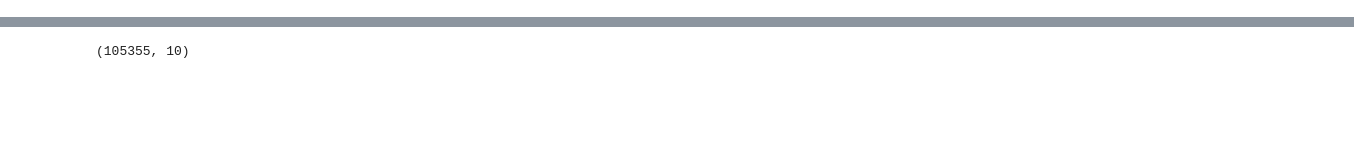
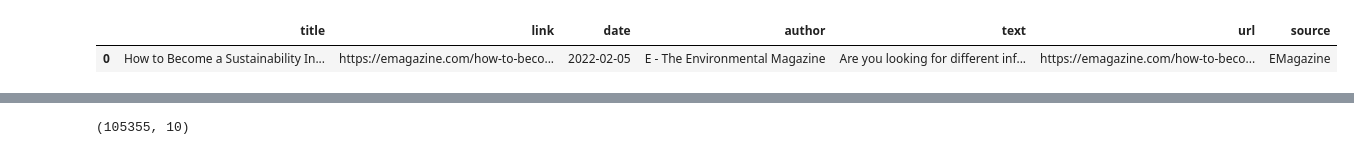
Before and after one commit to mikepackard415/Scientific-Environmental-Discourse, a Jupyter notebook: Programs/Environmental Discourse Exploration and Analysis.ipynb, the cells around one changed output, grey strips where cells are left out. Saved outputs shown, nothing was run; the diff lists cells and outputs as text; code cells hidden in the pictures; blank space fills up the shorter version.

```diff
--- a/Programs/Environmental Discourse Exploration and Analysis.ipynb
+++ b/Programs/Environmental Discourse Exploration and Analysis.ipynb
@@ -16,6 +18,11 @@ grist['source'] = 'Grist'
 emag['date'] = pd.to_datetime(emag.date)
 icn['date'] = pd.to_datetime(icn.date)
 grist['date'] = pd.to_datetime(grist.date)
+# %%
+emag[emag.date == emag.date.max()]
+# %% [output]
+|  | title | link | date | author | text | url | source |
+| 0 | How to Become a Sustainability In... | https://emagazine.com/how-to-beco... | 2022-02-05 | E - The Environmental Magazine | Are you looking for different inf... | https://emagazine.com/how-to-beco... | EMagazine |
 # %%
 stack = pd.concat([resilience, emag, icn, grist])[['source', 'url', 'title', 'date', 'author', 'text']]
 # %%
```
Also changed, not shown: parts of 8 cells of this notebook, 5 other files.
